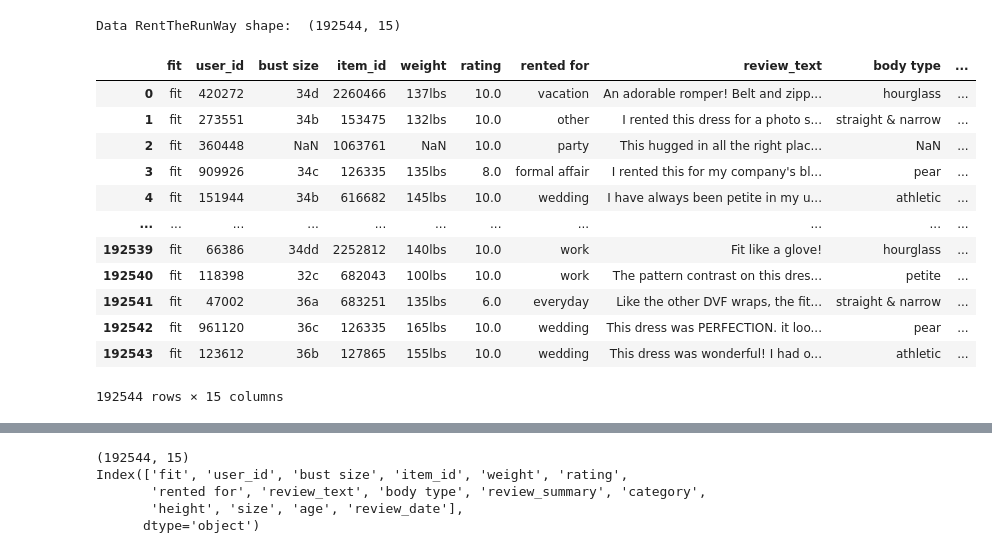
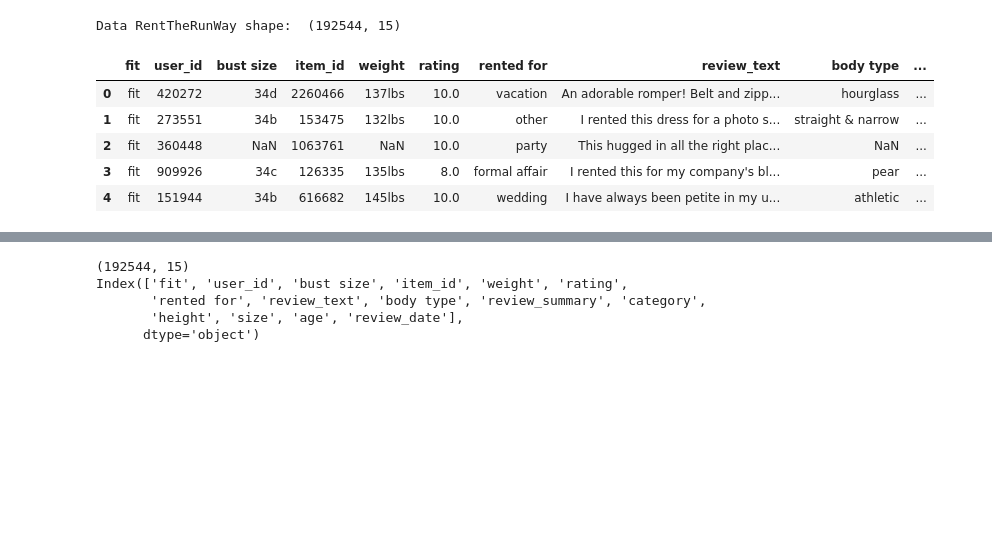
Before and after one commit to dariacher/ML_clothing, a Jupyter notebook: ML.ipynb, the cells around one changed output, grey strips where cells are left out. Drawn from its saved outputs; the diff is of its cells as text; code cells hidden in the pictures; blank space fills up the shorter version.

```diff
--- a/ML.ipynb
+++ b/ML.ipynb
@@ -20,18 +40,11 @@ print('Data RentTheRunWay shape: ', data.shape)
 # %% [output]
 Data RentTheRunWay shape:  (192544, 15)
 # %%
-data
+data.head()
 # %% [output]
 |  | fit | user_id | bust size | item_id | weight | rating | rented for | review_text | body type | ... |
 | 0 | fit | 420272 | 34d | 2260466 | 137lbs | 10.0 | vacation | An adorable romper! Belt and zipp... | hourglass | ... |
 | 1 | fit | 273551 | 34b | 153475 | 132lbs | 10.0 | other | I rented this dress for a photo s... | straight & narrow | ... |
 | 2 | fit | 360448 | NaN | 1063761 | NaN | 10.0 | party | This hugged in all the right plac... | NaN | ... |
 | 3 | fit | 909926 | 34c | 126335 | 135lbs | 8.0 | formal affair | I rented this for my company's bl... | pear | ... |
 | 4 | fit | 151944 | 34b | 616682 | 145lbs | 10.0 | wedding | I have always been petite in my u... | athletic | ... |
-| ... | ... | ... | ... | ... | ... | ... | ... | ... | ... | ... |
-| 192539 | fit | 66386 | 34dd | 2252812 | 140lbs | 10.0 | work | Fit like a glove! | hourglass | ... |
-| 192540 | fit | 118398 | 32c | 682043 | 100lbs | 10.0 | work | The pattern contrast on this dres... | petite | ... |
-| 192541 | fit | 47002 | 36a | 683251 | 135lbs | 6.0 | everyday | Like the other DVF wraps, the fit... | straight & narrow | ... |
-| 192542 | fit | 961120 | 36c | 126335 | 165lbs | 10.0 | wedding | This dress was PERFECTION. it loo... | pear | ... |
-| 192543 | fit | 123612 | 36b | 127865 | 155lbs | 10.0 | wedding | This dress was wonderful! I had o... | athletic | ... |
-192544 rows × 15 columns
```
Also changed, not shown: parts of 38 cells of this notebook.
